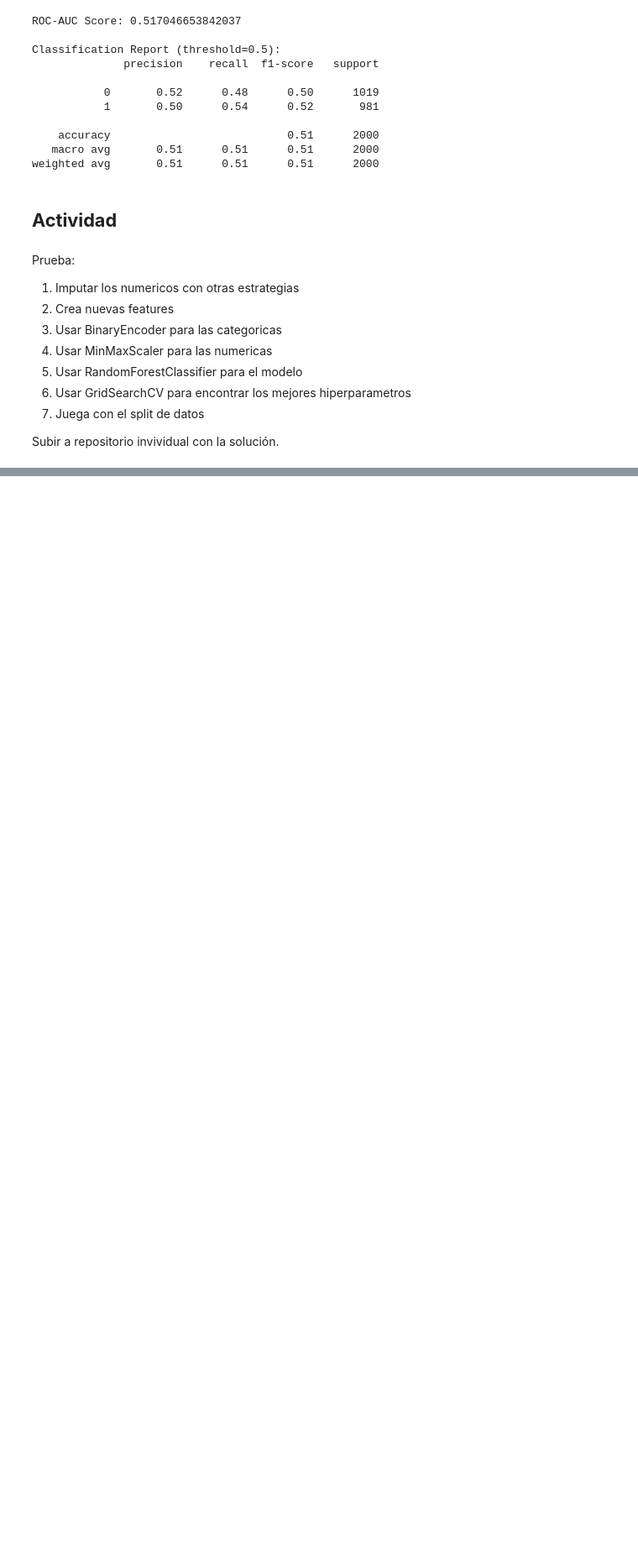
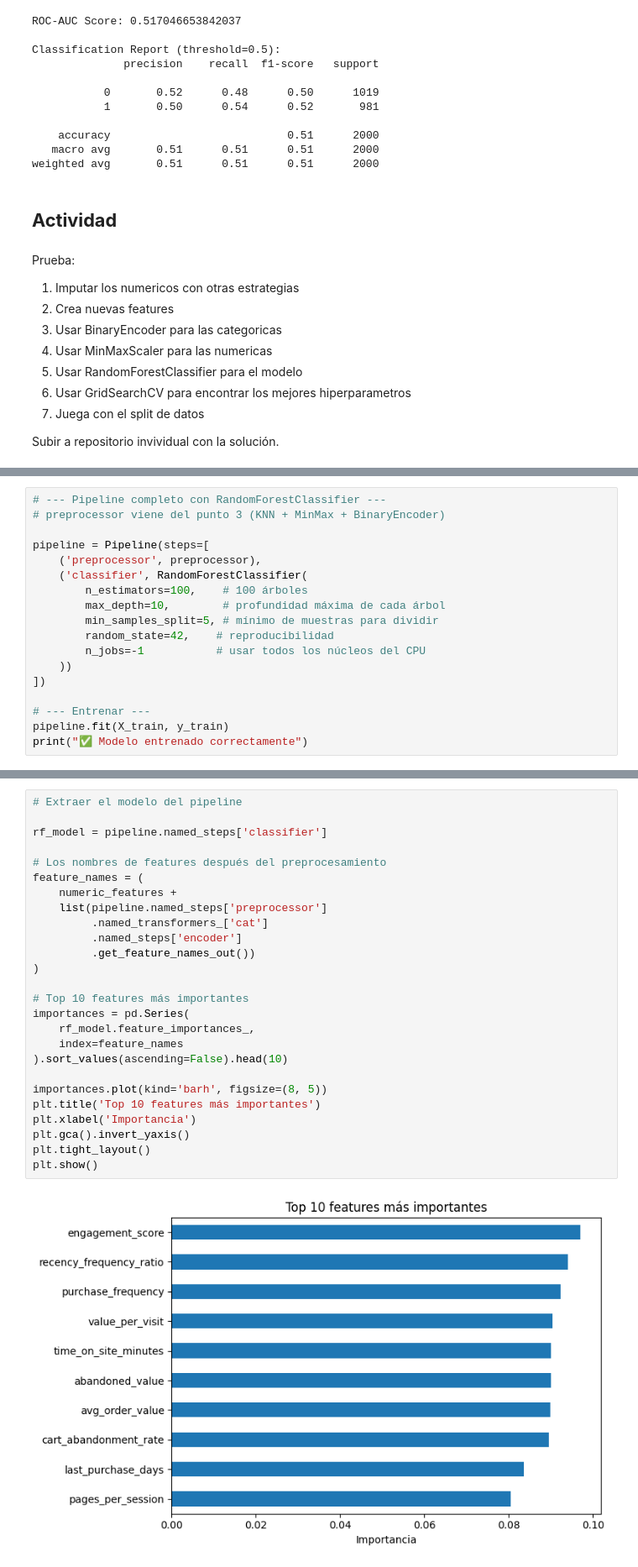
Before and after one commit to CamilaCortex/MLOps_UdM, a Jupyter notebook: 01-Intro-ML/01_mlops_intro_notebook.ipynb, the cells around one changed output, grey strips where cells are left out. Shown at 84% size. Drawn from its saved outputs; the diff is of its cells as text; blank space fills up the shorter version.

```diff
--- a/01-Intro-ML/01_mlops_intro_notebook.ipynb
+++ b/01-Intro-ML/01_mlops_intro_notebook.ipynb
@@ -439,0 +681,18 @@ Subir a repositorio invividual con la solución.
+# %%
+# --- Pipeline completo con RandomForestClassifier ---
+# preprocessor viene del punto 3 (KNN + MinMax + BinaryEncoder)
+
+pipeline = Pipeline(steps=[
+    ('preprocessor', preprocessor),
+    ('classifier', RandomForestClassifier(
+        n_estimators=100,    # 100 árboles
+        max_depth=10,        # profundidad máxima de cada árbol
+        min_samples_split=5, # mínimo de muestras para dividir
+        random_state=42,    # reproducibilidad
+        n_jobs=-1           # usar todos los núcleos del CPU
+    ))
+])
+
+# --- Entrenar ---
+pipeline.fit(X_train, y_train)
+print("✅ Modelo entrenado correctamente")
@@ -439,0 +722,28 @@ Subir a repositorio invividual con la solución.
+# %%
+# Extraer el modelo del pipeline
+
+rf_model = pipeline.named_steps['classifier']
+
+# Los nombres de features después del preprocesamiento
+feature_names = (
+    numeric_features +
+    list(pipeline.named_steps['preprocessor']
+         .named_transformers_['cat']
+         .named_steps['encoder']
+         .get_feature_names_out())
+)
+
+# Top 10 features más importantes
+importances = pd.Series(
+    rf_model.feature_importances_,
+    index=feature_names
+).sort_values(ascending=False).head(10)
+
+importances.plot(kind='barh', figsize=(8, 5))
+plt.title('Top 10 features más importantes')
+plt.xlabel('Importancia')
+plt.gca().invert_yaxis()
+plt.tight_layout()
+plt.show()
+# %% [output]
+[figure, added]
```
Also changed, not shown: parts of 39 cells of this notebook.
